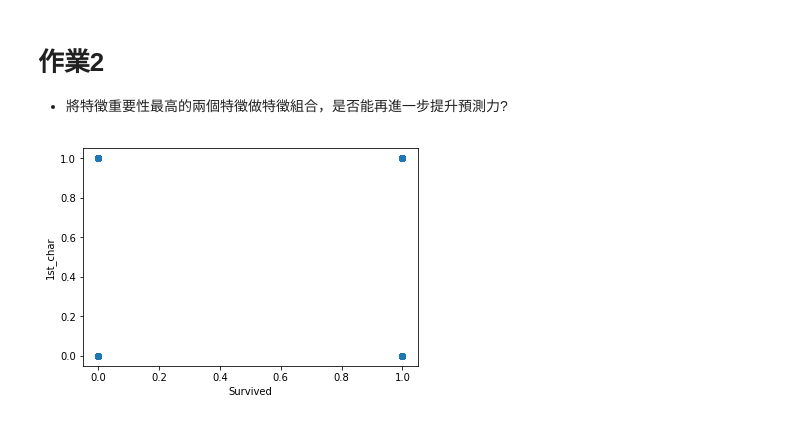
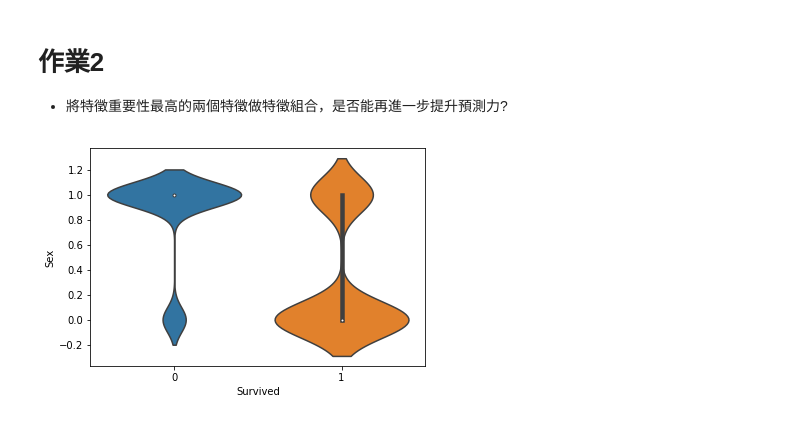
Before and after one commit to angelsaying8642/1st-DL-CVMarathon, a Jupyter notebook: Day_031_HW.ipynb, the cells around one changed output. Cells and saved outputs as stored; diff of their text form; code cells hidden in the pictures.

```diff
--- a/Day_031_HW.ipynb
+++ b/Day_031_HW.ipynb
@@ -102,13 +104,13 @@ cross_val_score(estimator, train_X, train_Y, cv=5).mean()
 # %%
 # 觀察重要特徵與目標的分布
 # 第一名
 import seaborn as sns
 import matplotlib.pyplot as plt
 %matplotlib inline
 df['1st_char'] = df['Sex']
-sns.regplot(x=train_Y, y=df['1st_char'], fit_reg=False)
+sns.violinplot(x=train_Y, y=df['Sex'], fit_reg=False, scale="width") # sns.violinplot用於應變數是類別時
 plt.show()
 # %% [output]
-[figure, old version]
+[figure, new version]
 # %%
 # 第二名
```
Also changed, not shown: parts of 5 cells of this notebook.
